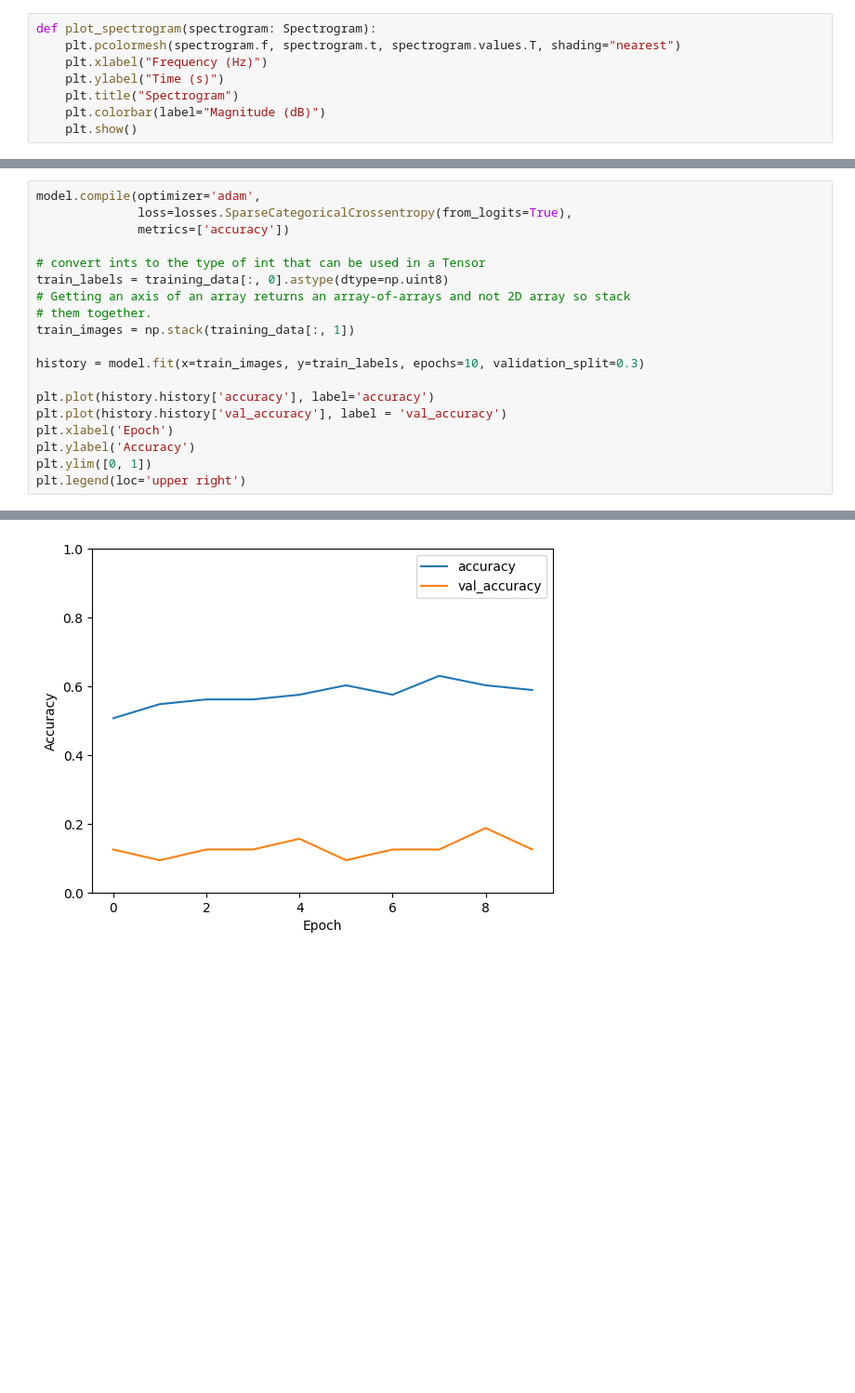
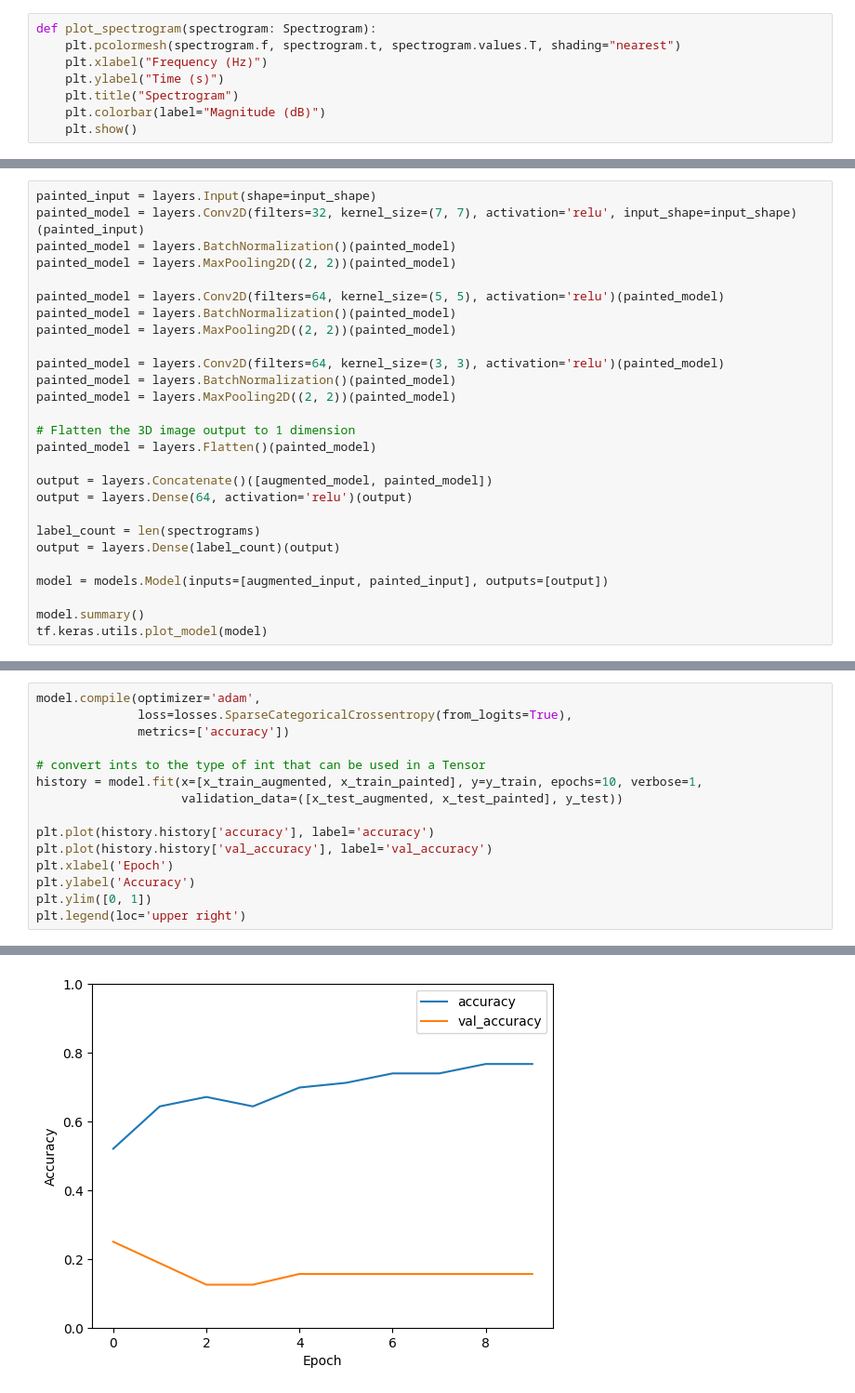
Before and after one commit to sds100/TinyMLSpectrumSensing, a Jupyter notebook: cnn.ipynb, the cells around one changed output, grey strips where cells are left out. Shown at 93% size. Cells and saved outputs as stored; diff of their text form; blank space fills up the shorter version.

```diff
--- a/cnn.ipynb
+++ b/cnn.ipynb
@@ -155,0 +147,27 @@ Model: "sequential_48"
+# %%
+painted_input = layers.Input(shape=input_shape)
+painted_model = layers.Conv2D(filters=32, kernel_size=(7, 7), activation='relu', input_shape=input_shape)(painted_input)
+painted_model = layers.BatchNormalization()(painted_model)
+painted_model = layers.MaxPooling2D((2, 2))(painted_model)
+
+painted_model = layers.Conv2D(filters=64, kernel_size=(5, 5), activation='relu')(painted_model)
+painted_model = layers.BatchNormalization()(painted_model)
+painted_model = layers.MaxPooling2D((2, 2))(painted_model)
+
+painted_model = layers.Conv2D(filters=64, kernel_size=(3, 3), activation='relu')(painted_model)
+painted_model = layers.BatchNormalization()(painted_model)
+painted_model = layers.MaxPooling2D((2, 2))(painted_model)
+
+# Flatten the 3D image output to 1 dimension
+painted_model = layers.Flatten()(painted_model)
+
+output = layers.Concatenate()([augmented_model, painted_model])
+output = layers.Dense(64, activation='relu')(output)
+
+label_count = len(spectrograms)
+output = layers.Dense(label_count)(output)
+
+model = models.Model(inputs=[augmented_input, painted_input], outputs=[output])
+
+model.summary()
+tf.keras.utils.plot_model(model)
@@ -159,15 +200,11 @@ model.compile(optimizer='adam',
               metrics=['accuracy'])
 
 # convert ints to the type of int that can be used in a Tensor
-train_labels = training_data[:, 0].astype(dtype=np.uint8)
-# Getting an axis of an array returns an array-of-arrays and not 2D array so stack
-# them together.
-train_images = np.stack(training_data[:, 1])
-
-history = model.fit(x=train_images, y=train_labels, epochs=10, validation_split=0.3)
+history = model.fit(x=[x_train_augmented, x_train_painted], y=y_train, epochs=10, verbose=1,
+                    validation_data=([x_test_augmented, x_test_painted], y_test))
 
 plt.plot(history.history['accuracy'], label='accuracy')
-plt.plot(history.history['val_accuracy'], label = 'val_accuracy')
+plt.plot(history.history['val_accuracy'], label='val_accuracy')
 plt.xlabel('Epoch')
 plt.ylabel('Accuracy')
 plt.ylim([0, 1])
@@ -196,2 +233,2 @@ Epoch 10/10
 <matplotlib.legend.Legend at 0x...>
-[figure, old version]
+[figure, new version]
```
Also changed, not shown: parts of 6 cells of this notebook, 2 other files.
